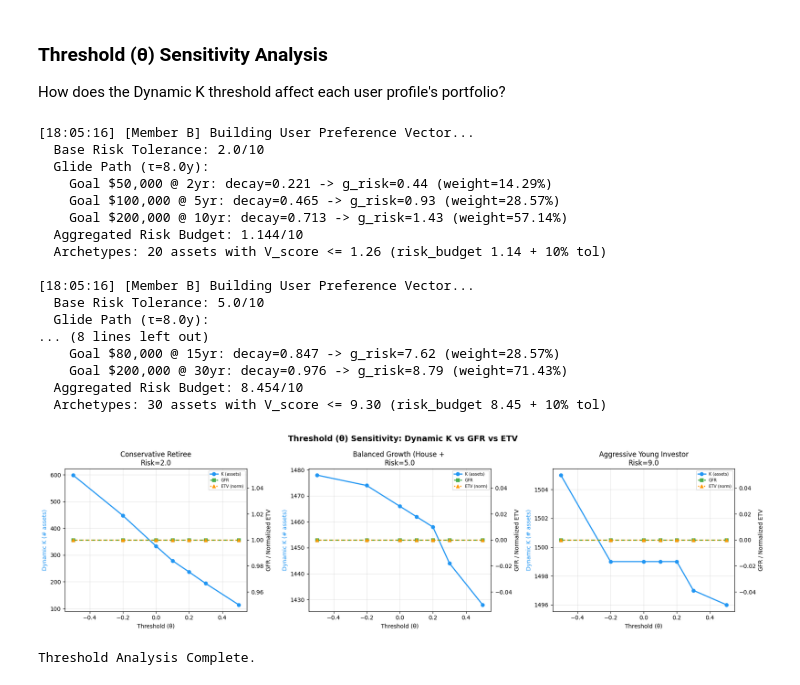
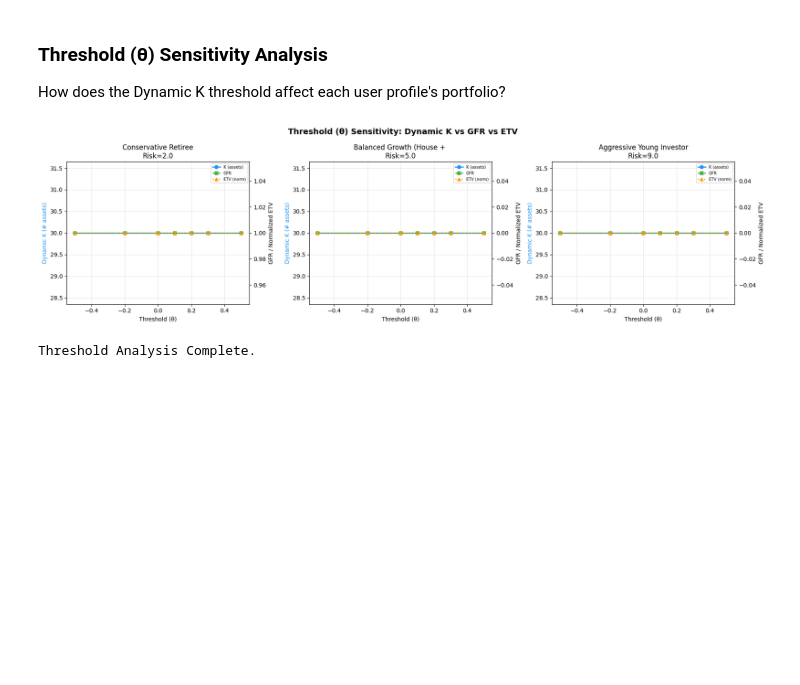
Before and after one commit to samuel1tsao/Financial_Analytics, a Jupyter notebook: research_modeling.ipynb, the cells around one changed output. Drawn from its saved outputs; the diff is of its cells as text; code cells hidden in the pictures; blank space fills up the shorter version.

```diff
--- a/research_modeling.ipynb
+++ b/research_modeling.ipynb
@@ -1591,7 +1433,6 @@ How does the Dynamic K threshold affect each user profile's portfolio?
 # ==========================================
 
 theta_grid = [-0.5, -0.2, 0.0, 0.1, 0.2, 0.3, 0.5]
-phi = (1.0, 0.5)
 
 fig, axes = plt.subplots(1, 3, figsize=(18, 5))
 fig.suptitle("Threshold (\u03b8) Sensitivity: Dynamic K vs GFR vs ETV", fontsize=14, fontweight='bold')
@@ -1602,57 +1443,43 @@ for ax_idx, profile in enumerate(TEST_PROFILES):
     k_vals, gfr_vals, etv_vals = [], [], []
 
     for theta_val in theta_grid:
+        # Override theta for this test
+        test_config = PIPELINE_CONFIG.copy()
+        test_config["sim_dynamic_k_theta"] = theta_val
+
         recs = recommend_and_allocate_member_b(
             dataset=DATA_CACHE,
             user_profile=profile,
-            user_dynamic_vector=user_vec,
-            theta=theta_val,
-            phi_weights=phi
+            user_vector=user_vec,
+            config=test_config
         )
-        metrics = evaluate_portfolio_member_c(DATA_CACHE, recs, profile)
+        metrics = evaluate_portfolio_member_c(DATA_CACHE, recs, profile, config=PIPELINE_CONFIG)
 
         k_vals.append(recs["k_selected"])
         gfr_vals.append(metrics["GFR"])
         etv_vals.append(metrics["ETV"])
 
     ax = axes[ax_idx]
     ax2 = ax.twinx()
 
     l1 = ax.plot(theta_grid, k_vals, 'o-', color='#2196F3', linewidth=2, markersize=6, label='K (assets)')
     l2 = ax2.plot(theta_grid, gfr_vals, 's--', color='#4CAF50', linewidth=2, markersize=6, label='GFR')
     l3 = ax2.plot(theta_grid, [e/max(max(etv_vals,default=1),1) for e in etv_vals], '^:', color='#FF9800', linewidth=2, markersize=6, label='ETV (norm)')
 
     ax.set_xlabel('Threshold (\u03b8)')
     ax.set_ylabel('Dynamic K (# assets)', color='#2196F3')
     ax2.set_ylabel('GFR / Normalized ETV')
     ax.set_title(f'{profile["profile_name"][:25]}\nRisk={profile["risk_tolerance"]}')
     ax.grid(alpha=0.3)
 
     lines = l1 + l2 + l3
     labels = [l.get_label() for l in lines]
     ax.legend(lines, labels, fontsize=7, loc='upper right')
 
 plt.tight_layout()
 plt.show()
 
 print("\nThreshold Analysis Complete.")
 # %% [output]
+[figure, new version]
-[18:05:16] [Member B] Building User Preference Vector...
-  Base Risk Tolerance: 2.0/10
-  Glide Path (τ=8.0y):
-    Goal $50,000 @ 2yr: decay=0.221 -> g_risk=0.44 (weight=14.29%)
-    Goal $100,000 @ 5yr: decay=0.465 -> g_risk=0.93 (weight=28.57%)
-    Goal $200,000 @ 10yr: decay=0.713 -> g_risk=1.43 (weight=57.14%)
-  Aggregated Risk Budget: 1.144/10
-  Archetypes: 20 assets with V_score <= 1.26 (risk_budget 1.14 + 10% tol)
-
-[18:05:16] [Member B] Building User Preference Vector...
-  Base Risk Tolerance: 5.0/10
-  Glide Path (τ=8.0y):
-... (8 lines left out)
-    Goal $80,000 @ 15yr: decay=0.847 -> g_risk=7.62 (weight=28.57%)
-    Goal $200,000 @ 30yr: decay=0.976 -> g_risk=8.79 (weight=71.43%)
-  Aggregated Risk Budget: 8.454/10
-  Archetypes: 30 assets with V_score <= 9.30 (risk_budget 8.45 + 10% tol)
+Threshold Analysis Complete.
-[figure, old version]
-Threshold Analysis Complete.
```
Also changed, not shown: parts of 6 cells of this notebook, 4 other files.
